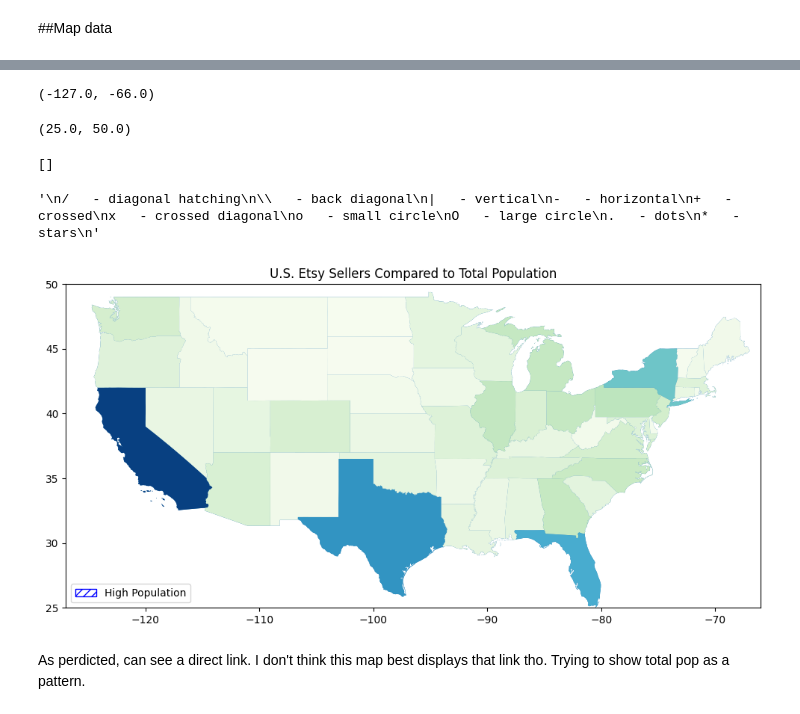
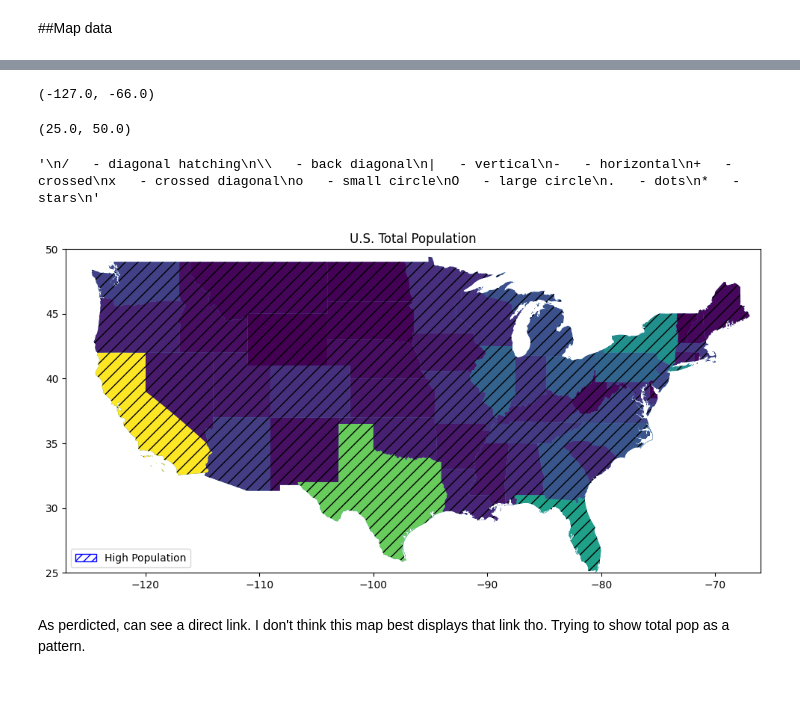
Before and after one commit to khagerthey/GIS, a Jupyter notebook: PS1.ipynb, the cells around one changed output, grey strips where cells are left out. Cells and saved outputs as stored; diff of their text form; code cells hidden in the pictures.

```diff
--- a/PS1.ipynb
+++ b/PS1.ipynb
@@ -139,75 +182,46 @@ We can see from the table that population aligns with sellers.
 # %%
-zip_ref = zipfile.ZipFile('cb_2018_us_state_5m.zip', 'r'); zip_ref.extractall(); zip_ref.close() #unzipping
-states_map = gpd.read_file('cb_2018_us_state_5m.shp')
-
 ax = states_map.plot(figsize = (12,12))
 ax.set_xlim(-127, -66)
 ax.set_ylim(25, 50)
-ax.title.set_text("U.S. Etsy Sellers Compared to Total Population")
+ax.title.set_text("U.S. Total Population")
 
 
-continental_map_data =states_map.join(state_seller_compare.set_index("US State"), on="NAME")
+continental_map_data = states_map.join(state_seller_compare.set_index("US State"),
+                                       on="NAME")
 
-#pattern_dict = {
-    #(0, 5): '\\',
-    #(5, 10): '/',
-    #(10, 20): '|',
-    #(20, 30): '-',
-    #(30, 40): '+',
-    #(40, 50): 'x'}
+new_map_pop = continental_map_data.plot(column="Total Population 2022 in Millions",
+                                        facecolor="#DDDDDD", hatch="//", ax=ax, legend_kwds=
+                                         {"fmt": "{:,.Of}", 'loc':'lower right',
+                                          'markerscale':1.4})
 
-#continental_map_data['Pattern'] = ''
+#gdf.plot(facecolor="#DDDDDD", hatch="//")
 
-#for (min_val, max_val), pattern in pattern_dict.items():
-  #mask = (continental_map_data['Total Population 2022 in Millions'] >= min_val) & (continental_map_data['Total Population 2022 in Millions'] < max_val)
-  #continental_map_data.loc[mask, 'Pattern'] = pattern
-
-new_map = continental_map_data.plot(column="Etsy Sellers in Thousands 2021", cmap="GnBu", ax=ax, legend_kwds= {"fmt": "{:,.Of}", 'loc':'lower right', 'markerscale':1.4})
-
-#for pattern, geom in zip(continental_map_data['Pattern'], continental_map_data['geometry']):
-  #if geom.is_empty or not geom.exterior:
-    #continue
-  #ax.add_patch(plt.Polygon(np.array(geom.exterior), fill=False, hatch=pattern, edgecolor='black', linewidth=0.7))
-
-
-#cbar = plt.colorbar(new_map, ax=ax)
-#cbar.set_label('Etsy Sellers (Thousands)')
-
-#plt.show
-
-#plan to focus on only continental US for right now
-
-new_map.plot(column="Total Population 2022 in Millions", ax=ax,edgecolor='blue',linewidth=2, facecolor="none",alpha=1,hatch='///')
 '''
 /   - diagonal hatching
 \   - back diagonal
 |   - vertical
 -   - horizontal
 +   - crossed
 x   - crossed diagonal
 o   - small circle
 O   - large circle
 .   - dots
 *   - stars
 '''
 
 l1 = ax.get_legend()
 #l1.set_title('''pop 2022''')
 
 
 bluePatch = mpatches.Patch(edgecolor='blue', facecolor='none',
                      hatch='///', label=r'High Population')
 
 l2=plt.legend(handles=[bluePatch],loc='lower left')
-
-#ax.add_artist(l2)
-#ax.add_artist(l1)
 # %% [output]
 (-127.0, -66.0)
 (25.0, 50.0)
-[]
+'\n/   - diagonal hatching\n\\   - back diagonal\n|   - vertical\n-   - horizontal\n+   - crossed\nx   - crossed diagonal\no   - small circle\nO   - large circle\n.   - dots\n*   - stars\n'
-'\n/   - diagonal hatching\n\\   - back diagonal\n|   - vertical\n-   - horizontal\n+   - crossed\nx   - crossed diagonal\no   - small circle\nO   - large circle\n.   - dots\n*   - stars\n'
-[figure, old version]
+[figure, new version]
 # %% [markdown]
 As perdicted, can see a direct link. I don't think this map best displays that link tho. Trying to show total pop as a pattern.
 # %% [markdown]
```
Also changed, not shown: parts of 2 cells of this notebook.
